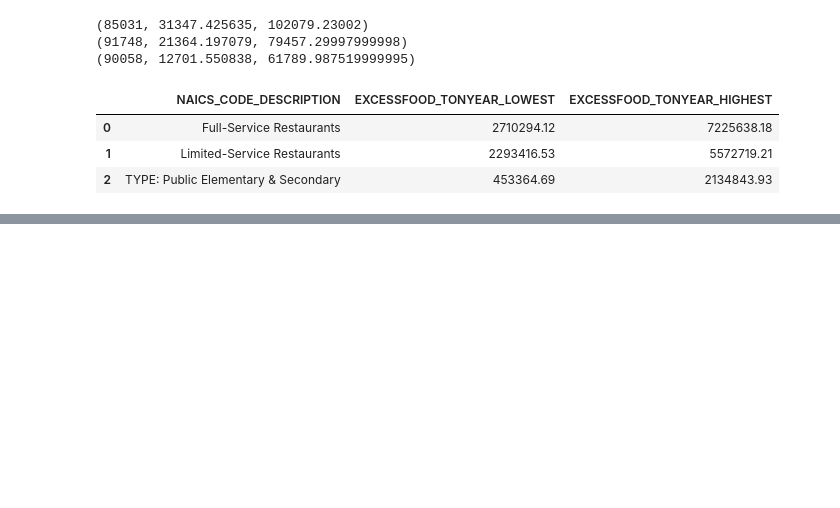
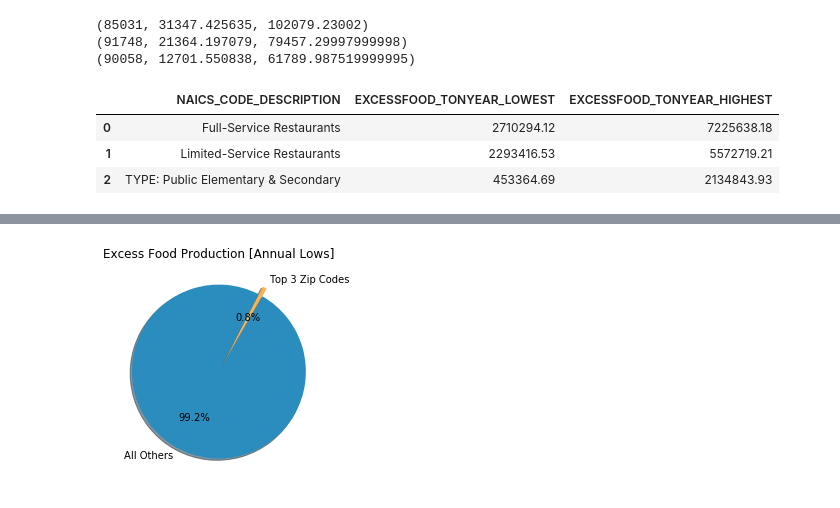
Before and after one commit to m-duval/restaurant_foodbank_analysis, a Jupyter notebook: db_creation.ipynb, the cells around one changed output, grey strips where cells are left out. Saved outputs shown, nothing was run; the diff lists cells and outputs as text; code cells hidden in the pictures; blank space fills up the shorter version.

Commit message:
updated notebook, images file with static pie charts

```diff
--- a/db_creation.ipynb
+++ b/db_creation.ipynb
@@ -265,0 +267,20 @@ conn.close()
+# %%
+# TOP 3 EXCESS COMBINED V ALL OTHER ZIPS
+
+low1 = low_excessfood_by_zipcode.iat[0,0]
+low2 = low_excessfood_by_zipcode.iat[1,0]
+low3 = low_excessfood_by_zipcode.iat[2,0]
+
+fig1, ax1 = plt.subplots()
+ax1.pie([(low1+low2+low3), ((final_output['EXCESSFOOD_TONYEAR_LOWEST'].sum())-low1-low2-low3)],
+        labels=['Top 3 Zip Codes', 'All Others'],
+        explode = [.1,0],
+        colors=['#feb24c','#2b8cbe'],
+        autopct='%1.1f%%',
+        shadow=True,
+        startangle=60)
+ax1.set(aspect='equal', title='Excess Food Production [Annual Lows]')
+plt.savefig('images/top3vALL.jpg')
+plt.show()
+# %% [output]
+[figure, added]
```
Also changed, not shown: parts of 7 cells of this notebook, 4 other files.
